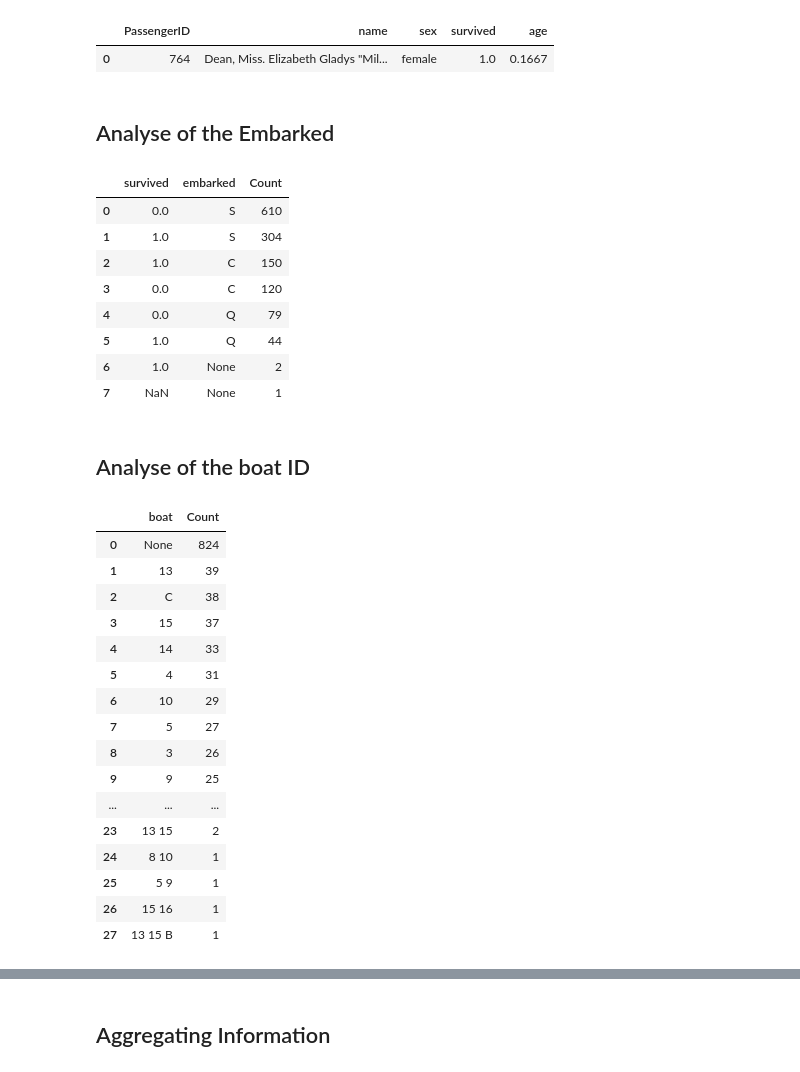
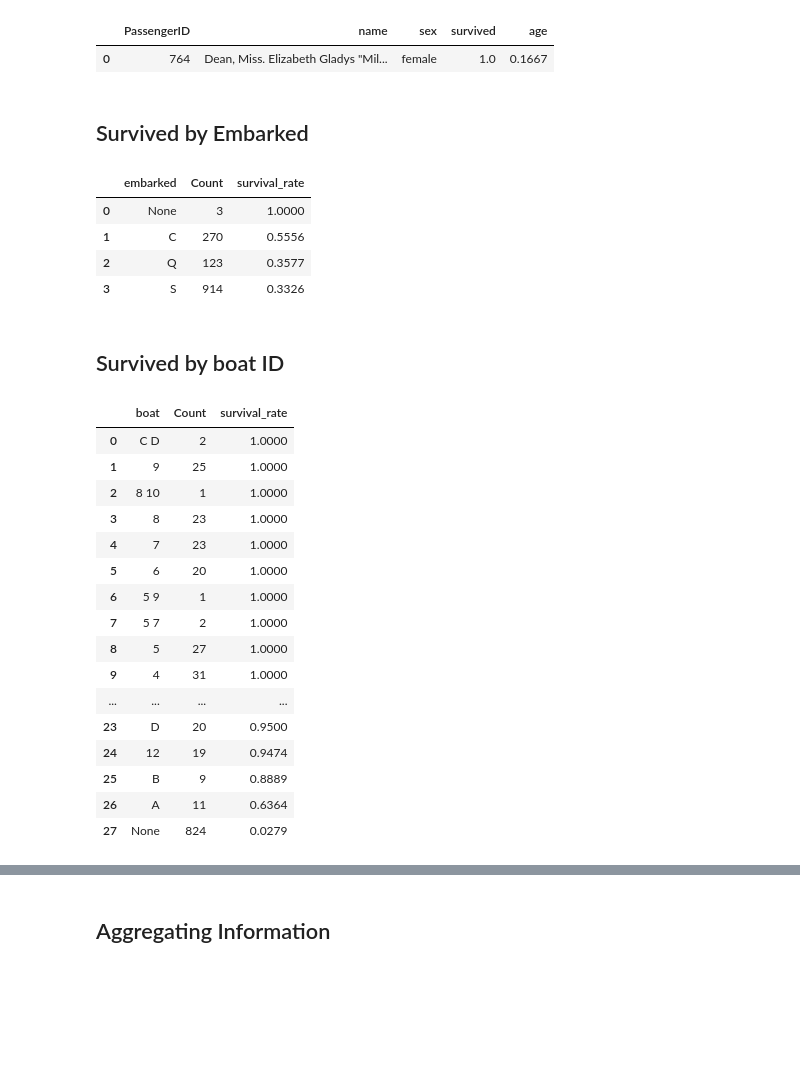
Before and after one commit to Mohamed-derbeli/SQL-for-Data-Science, a Jupyter notebook: Project_Analysis_of_Titanic_Data/Analysis_of_Titanic_Data_Using_SQL.ipynb, the cells around one changed output, grey strips where cells are left out. Saved outputs shown, nothing was run; the diff lists cells and outputs as text; code cells hidden in the pictures; blank space fills up the shorter version.

```diff
--- a/Project_Analysis_of_Titanic_Data/Analysis_of_Titanic_Data_Using_SQL.ipynb
+++ b/Project_Analysis_of_Titanic_Data/Analysis_of_Titanic_Data_Using_SQL.ipynb
@@ -32,0 +33,6 @@ ps.sqldf("""SELECT COUNT(*)
+# %%
+titanic=ps.sqldf("""SELECT *,
+                    SUBSTR(name, INSTR(name, ',')+2, INSTR(name, '.')-INSTR(name, ',')-2) AS title
+                    FROM titanic  """)
+# SUBSTR: Extract a substring from the text in a column (text, start position, extract n characters)
+# INSTR: returns the position of the second string in the first string.
@@ -32,0 +65,8 @@ ps.sqldf("""SELECT COUNT(*)
+# %%
+titanic=ps.sqldf("""SELECT *,
+                    CASE when title in ('Dr','Rev','Col','Major','Jonkheer','Sir','Don','Capt') and sex = 'male' then 'Mr'
+                         when title in ('Dr','Ms','the Countess','Mme','Lady','Dona') and sex = 'female' then 'Mrs'
+                         when title in ('Mlle') then 'Miss'
+                         else title
+                    END title_grouping
+                    FROM titanic """)
@@ -104,45 +146,41 @@ ps.sqldf("""SELECT passengerID, name, sex, survived, MIN(age) as age
 |  | PassengerID | name | sex | survived | age |
 | 0 | 764 | Dean, Miss. Elizabeth Gladys "Mil... | female | 1.0 | 0.1667 |
 # %% [markdown]
-## Analyse of the Embarked
+## Survived by Embarked
 # %%
-ps.sqldf("""SELECT survived, embarked, COUNT(*) as Count
+ps.sqldf("""SELECT embarked, COUNT(*) as Count, round(avg(survived),4) as survival_rate
             FROM titanic
-            GROUP BY survived, embarked
-            ORDER BY Count DESC""")
+            GROUP BY embarked
+            ORDER BY survival_rate DESC""")
 # %% [output]
-|  | survived | embarked | Count |
-| 0 | 0.0 | S | 610 |
-| 1 | 1.0 | S | 304 |
-| 2 | 1.0 | C | 150 |
-| 3 | 0.0 | C | 120 |
-| 4 | 0.0 | Q | 79 |
-| 5 | 1.0 | Q | 44 |
-| 6 | 1.0 | None | 2 |
-| 7 | NaN | None | 1 |
+|  | embarked | Count | survival_rate |
+| 0 | None | 3 | 1.0000 |
+| 1 | C | 270 | 0.5556 |
+| 2 | Q | 123 | 0.3577 |
+| 3 | S | 914 | 0.3326 |
 # %% [markdown]
-## Analyse of the boat ID
+## Survived by boat ID
 # %%
-ps.sqldf(""" SELECT  boat, COUNT(*) AS Count
+ps.sqldf(""" SELECT  boat, COUNT(*) AS Count, round(avg(survived),4) as survival_rate
              FROM  titanic
              GROUP BY boat
-             ORDER BY Count DESC""")
+             ORDER BY survival_rate DESC""")
 # %% [output]
-|  | boat | Count |
-| 0 | None | 824 |
-| 1 | 13 | 39 |
-| 2 | C | 38 |
-| 3 | 15 | 37 |
-| 4 | 14 | 33 |
-| 5 | 4 | 31 |
-| 6 | 10 | 29 |
-| 7 | 5 | 27 |
-| 8 | 3 | 26 |
-| 9 | 9 | 25 |
-| ... | ... | ... |
-| 23 | 13 15 | 2 |
-| 24 | 8 10 | 1 |
-| 25 | 5 9 | 1 |
-| 26 | 15 16 | 1 |
-| 27 | 13 15 B | 1 |
+|  | boat | Count | survival_rate |
+| 0 | C D | 2 | 1.0000 |
+| 1 | 9 | 25 | 1.0000 |
+| 2 | 8 10 | 1 | 1.0000 |
+| 3 | 8 | 23 | 1.0000 |
+| 4 | 7 | 23 | 1.0000 |
+| 5 | 6 | 20 | 1.0000 |
+| 6 | 5 9 | 1 | 1.0000 |
+| 7 | 5 7 | 2 | 1.0000 |
+| 8 | 5 | 27 | 1.0000 |
+| 9 | 4 | 31 | 1.0000 |
+| ... | ... | ... | ... |
+| 23 | D | 20 | 0.9500 |
+| 24 | 12 | 19 | 0.9474 |
+| 25 | B | 9 | 0.8889 |
+| 26 | A | 11 | 0.6364 |
+| 27 | None | 824 | 0.0279 |
 # %% [markdown]
```
Also changed, not shown: parts of 17 cells of this notebook.
